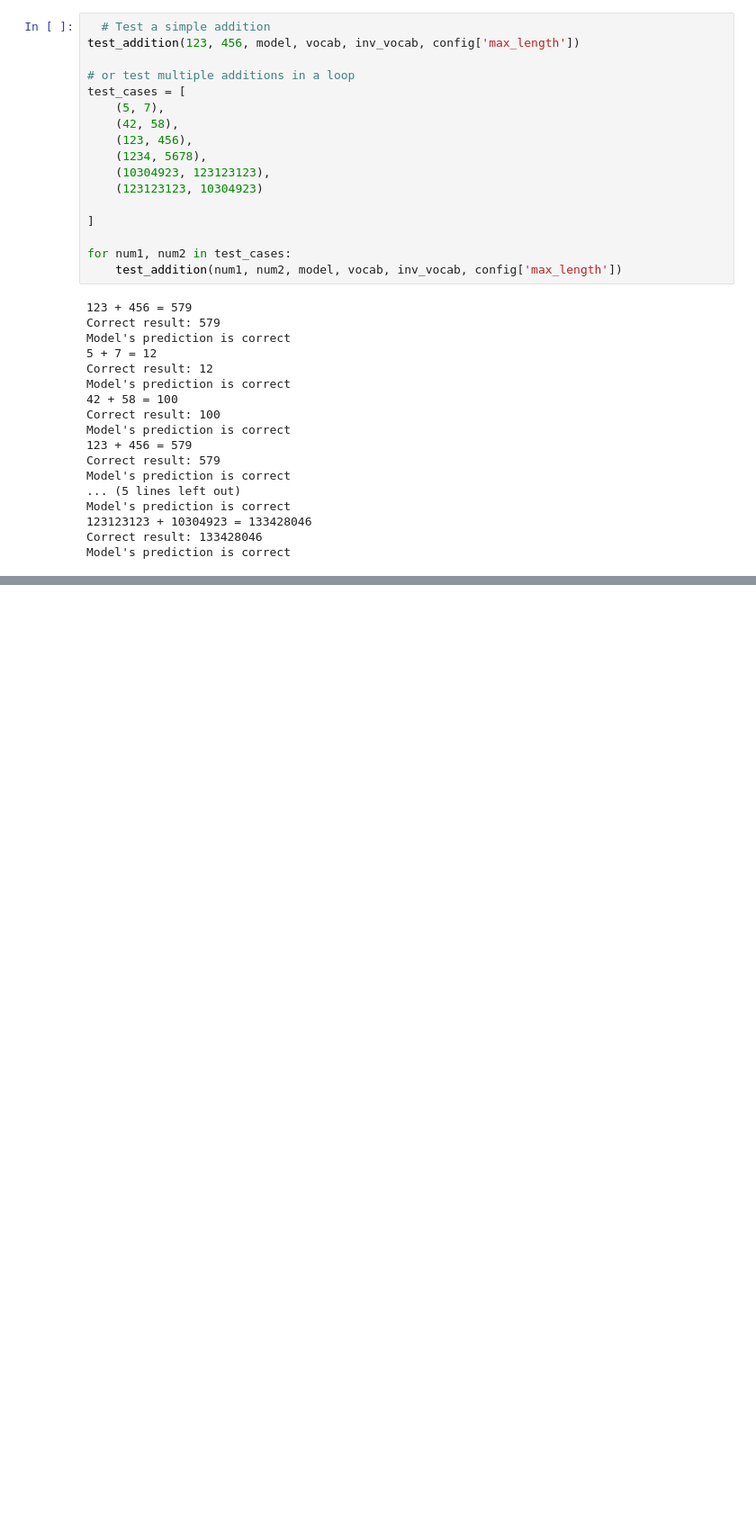
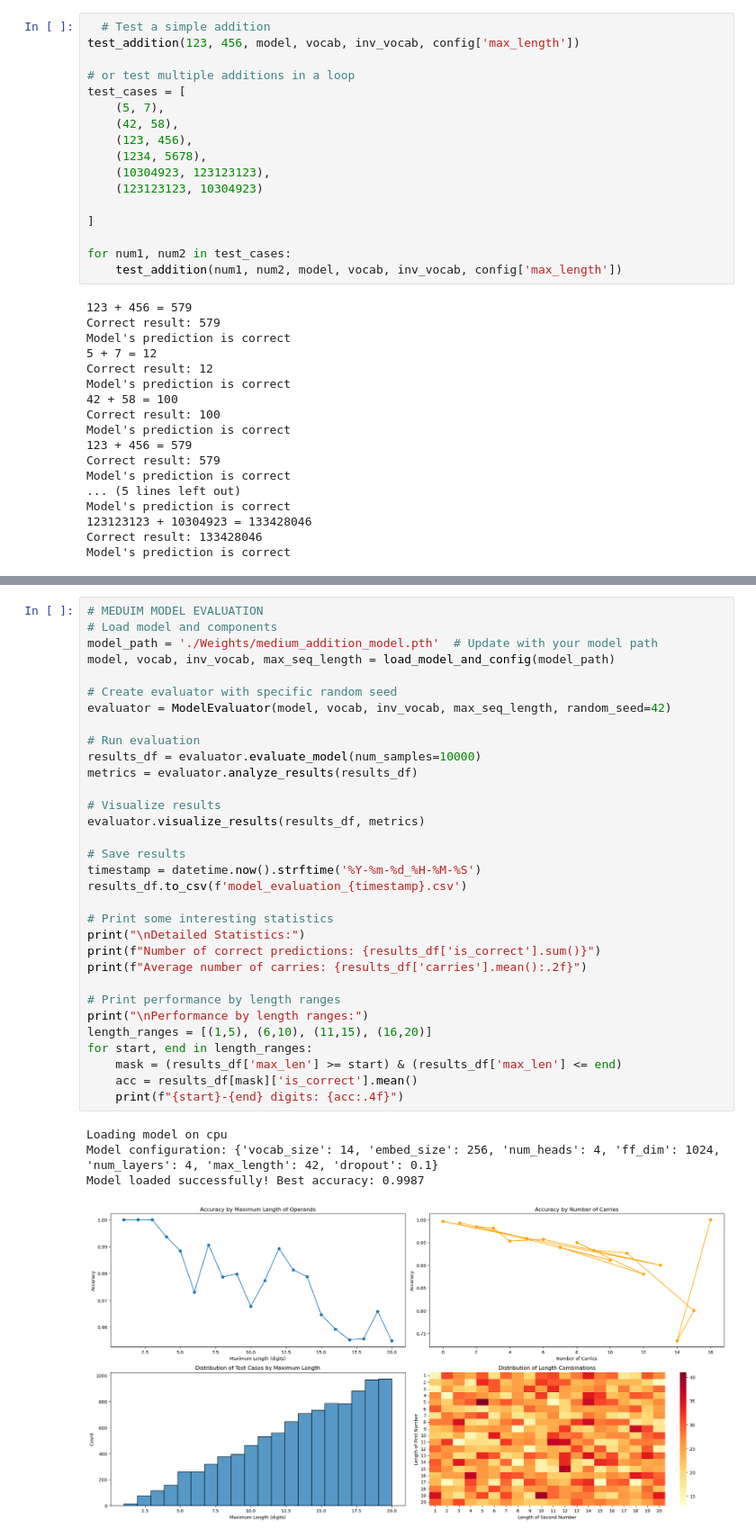
Before and after one commit to pxd222PranavDhinakar/LLM, a Jupyter notebook: Experiments/Test.ipynb, the cells around one changed output, grey strips where cells are left out. Shown at 90% size. Drawn from its saved outputs; the diff is of its cells as text; blank space fills up the shorter version.

```diff
--- a/Experiments/Test.ipynb
+++ b/Experiments/Test.ipynb
@@ -177,0 +652,37 @@ Model's prediction is correct
+# %%
+# MEDUIM MODEL EVALUATION
+# Load model and components
+model_path = './Weights/medium_addition_model.pth'  # Update with your model path
+model, vocab, inv_vocab, max_seq_length = load_model_and_config(model_path)
+
+# Create evaluator with specific random seed
+evaluator = ModelEvaluator(model, vocab, inv_vocab, max_seq_length, random_seed=42)
+
+# Run evaluation
+results_df = evaluator.evaluate_model(num_samples=10000)
+metrics = evaluator.analyze_results(results_df)
+
+# Visualize results
+evaluator.visualize_results(results_df, metrics)
+
+# Save results
+timestamp = datetime.now().strftime('%Y-%m-%d_%H-%M-%S')
+results_df.to_csv(f'model_evaluation_{timestamp}.csv')
+
+# Print some interesting statistics
+print("\nDetailed Statistics:")
+print(f"Number of correct predictions: {results_df['is_correct'].sum()}")
+print(f"Average number of carries: {results_df['carries'].mean():.2f}")
+
+# Print performance by length ranges
+print("\nPerformance by length ranges:")
+length_ranges = [(1,5), (6,10), (11,15), (16,20)]
+for start, end in length_ranges:
+    mask = (results_df['max_len'] >= start) & (results_df['max_len'] <= end)
+    acc = results_df[mask]['is_correct'].mean()
+    print(f"{start}-{end} digits: {acc:.4f}")
+# %% [output]
+Loading model on cpu
+Model configuration: {'vocab_size': 14, 'embed_size': 256, 'num_heads': 4, 'ff_dim': 1024, 'num_layers': 4, 'max_length': 42, 'dropout': 0.1}
+Model loaded successfully! Best accuracy: 0.9987
+[figure, added]
```
Also changed, not shown: parts of 17 cells of this notebook, 34 other files.
